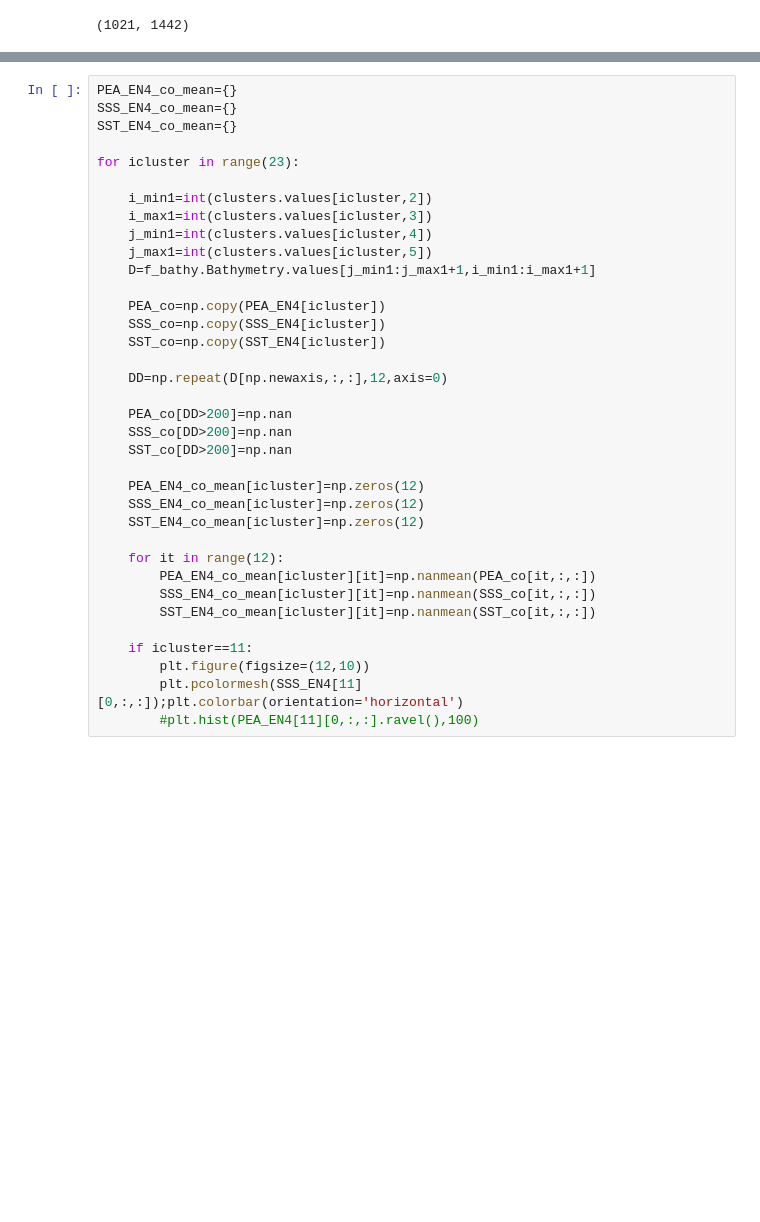
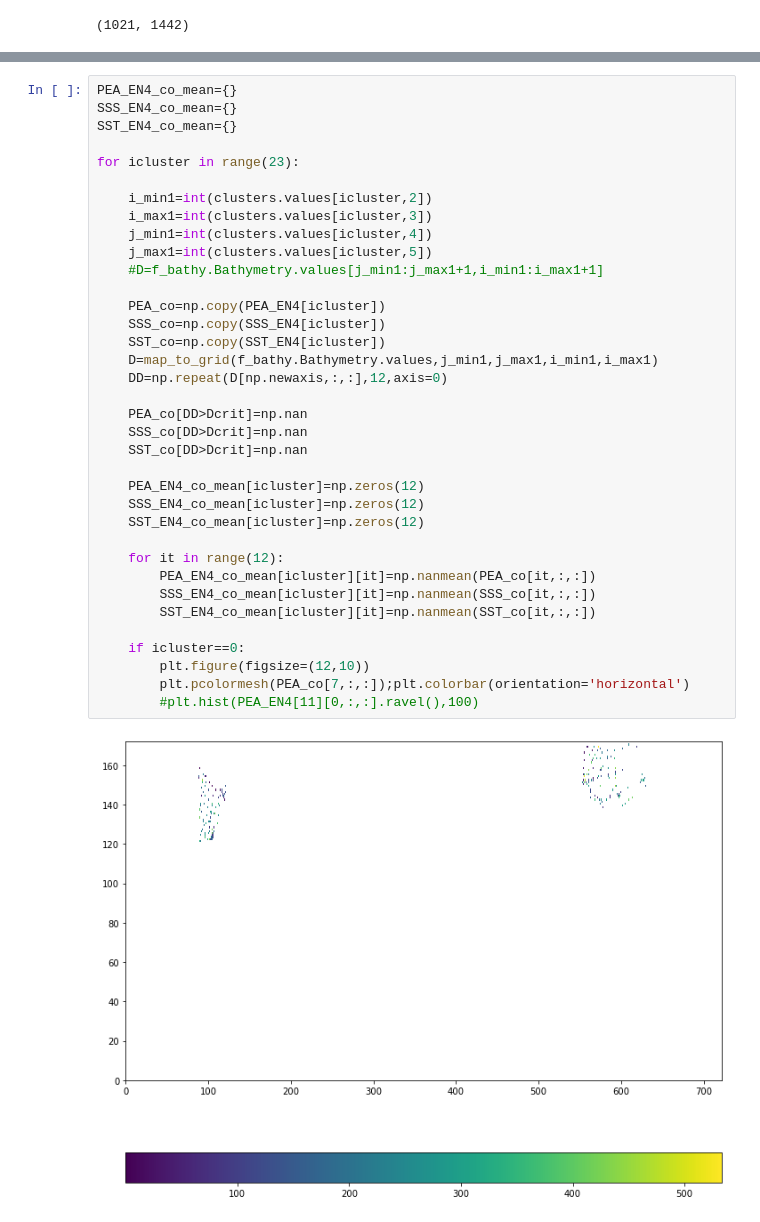
Before and after one commit to NOC-MSM/SE-NEMO, a Jupyter notebook: scripts/analysis/Notebooks/time_series_regional_clim.ipynb, the cells around one changed output, grey strips where cells are left out. Saved outputs shown, nothing was run; the diff lists cells and outputs as text; blank space fills up the shorter version.

```diff
--- a/scripts/analysis/Notebooks/time_series_regional_clim.ipynb
+++ b/scripts/analysis/Notebooks/time_series_regional_clim.ipynb
@@ -260,39 +312,41 @@ IndexError: boolean index did not match indexed array along dimension 2; dimensi
 # %%
 PEA_EN4_co_mean={}
 SSS_EN4_co_mean={}
 SST_EN4_co_mean={}
 
 for icluster in range(23):
 
     i_min1=int(clusters.values[icluster,2])
     i_max1=int(clusters.values[icluster,3])
     j_min1=int(clusters.values[icluster,4])
     j_max1=int(clusters.values[icluster,5])
-    D=f_bathy.Bathymetry.values[j_min1:j_max1+1,i_min1:i_max1+1]
+    #D=f_bathy.Bathymetry.values[j_min1:j_max1+1,i_min1:i_max1+1]
 
     PEA_co=np.copy(PEA_EN4[icluster])
     SSS_co=np.copy(SSS_EN4[icluster])
     SST_co=np.copy(SST_EN4[icluster])
-
+    D=map_to_grid(f_bathy.Bathymetry.values,j_min1,j_max1,i_min1,i_max1)
     DD=np.repeat(D[np.newaxis,:,:],12,axis=0)
 
-    PEA_co[DD>200]=np.nan
-    SSS_co[DD>200]=np.nan
-    SST_co[DD>200]=np.nan
+    PEA_co[DD>Dcrit]=np.nan
+    SSS_co[DD>Dcrit]=np.nan
+    SST_co[DD>Dcrit]=np.nan
 
     PEA_EN4_co_mean[icluster]=np.zeros(12)
     SSS_EN4_co_mean[icluster]=np.zeros(12)
     SST_EN4_co_mean[icluster]=np.zeros(12)
 
     for it in range(12):
         PEA_EN4_co_mean[icluster][it]=np.nanmean(PEA_co[it,:,:])
         SSS_EN4_co_mean[icluster][it]=np.nanmean(SSS_co[it,:,:])
         SST_EN4_co_mean[icluster][it]=np.nanmean(SST_co[it,:,:])
 
-    if icluster==11:
+    if icluster==0:
         plt.figure(figsize=(12,10))
-        plt.pcolormesh(SSS_EN4[11][0,:,:]);plt.colorbar(orientation='horizontal')
+        plt.pcolormesh(PEA_co[7,:,:]);plt.colorbar(orientation='horizontal')
         #plt.hist(PEA_EN4[11][0,:,:].ravel(),100)
+# %% [output]
+[figure, added]
 # %%
 t=range(12)
 fig,ax=plt.subplots(6,4,sharex=True,figsize=(12,16))
```
Also changed, not shown: parts of 10 cells of this notebook, 5 other files.
